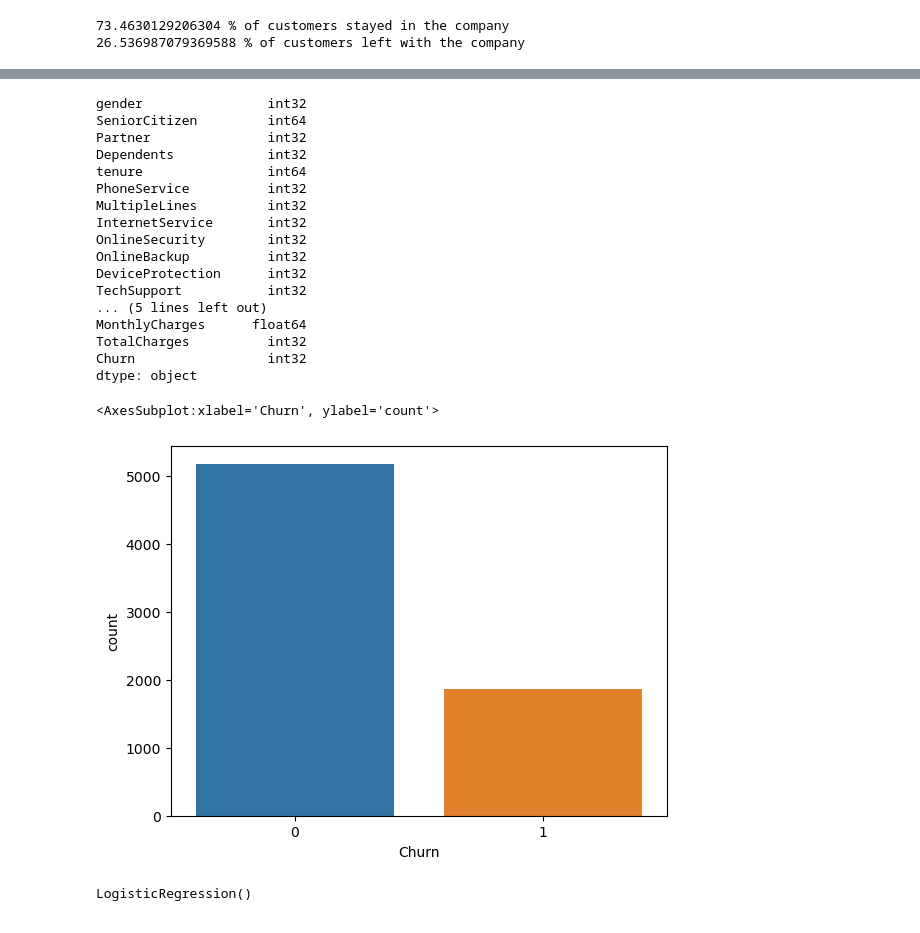
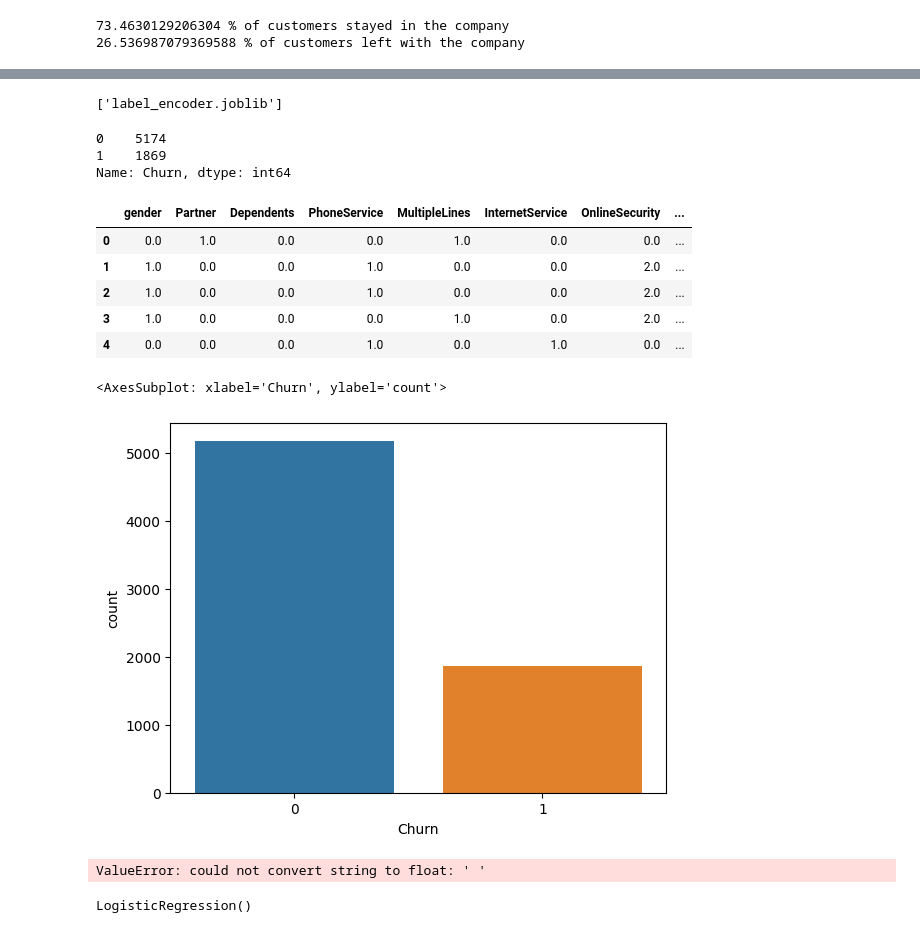
Before and after one commit to Dhivya-LV/streamlit_churn, a Jupyter notebook: churn_pred.ipynb, the cells around one changed output, grey strips where cells are left out. Drawn from its saved outputs; the diff is of its cells as text; code cells hidden in the pictures.

```diff
--- a/churn_pred.ipynb
+++ b/churn_pred.ipynb
@@ -199,42 +208,56 @@ array([<AxesSubplot:title={'center':'tenure'}>,
 [figure]
 # %%
-cleanDF = df.drop('customerID', axis=1)
+cleanDF = df.drop(['customerID','SeniorCitizen','Churn','MonthlyCharges','TotalCharges','tenure'], axis=1)
 # %%
 #Convert all the non-numeric columns to numeric
+'''
+lbencoder = LabelEncoder()
 for column in cleanDF.columns:
     if cleanDF[column].dtype == np.number:
         continue
-    cleanDF[column] = LabelEncoder().fit_transform(cleanDF[column])
+    cleanDF[column] = lbencoder.fit_transform(cleanDF[column])
+
+'''
+lbencoder = OrdinalEncoder()
+encoded_df = pd.DataFrame(lbencoder.fit_transform(cleanDF))
+encoded_df.columns = cleanDF.columns
+
+joblib.dump(lbencoder, "label_encoder.joblib", compress=9)
+# %% [output]
+['label_encoder.joblib']
+# %%
+le = LabelEncoder()
 # %%
-cleanDF.dtypes
+cleanDF = pd.concat([encoded_df,df[['SeniorCitizen','tenure','Churn','MonthlyCharges','TotalCharges']]], axis=1)
+cleanDF['Churn'] = le.fit_transform(cleanDF[['Churn']])
+cleanDF.Churn.value_counts()
 # %% [output]
-gender                int32
-SeniorCitizen         int64
-Partner               int32
-Dependents            int32
-tenure                int64
-PhoneService          int32
-MultipleLines         int32
-InternetService       int32
-OnlineSecurity        int32
-OnlineBackup          int32
-DeviceProtection      int32
-TechSupport           int32
-... (5 lines left out)
-MonthlyCharges      float64
-TotalCharges          int32
-Churn                 int32
-dtype: object
+0    5174
+1    1869
+Name: Churn, dtype: int64
+# %%
+cleanDF.head()
+# %% [output]
+|  | gender | Partner | Dependents | PhoneService | MultipleLines | InternetService | OnlineSecurity | ... |
+| 0 | 0.0 | 1.0 | 0.0 | 0.0 | 1.0 | 0.0 | 0.0 | ... |
+| 1 | 1.0 | 0.0 | 0.0 | 1.0 | 0.0 | 0.0 | 2.0 | ... |
+| 2 | 1.0 | 0.0 | 0.0 | 1.0 | 0.0 | 0.0 | 2.0 | ... |
+| 3 | 1.0 | 0.0 | 0.0 | 0.0 | 1.0 | 0.0 | 2.0 | ... |
+| 4 | 0.0 | 0.0 | 0.0 | 1.0 | 0.0 | 1.0 | 0.0 | ... |
 # %%
-sns.countplot(cleanDF['Churn'])
+sns.countplot(x = cleanDF['Churn'])
 # %% [output]
-<AxesSubplot:xlabel='Churn', ylabel='count'>
+<AxesSubplot: xlabel='Churn', ylabel='count'>
 [figure]
 # %%
 #Scaled the data
 x = cleanDF.drop('Churn', axis=1)
 y = cleanDF['Churn']
-x = StandardScaler().fit_transform(x)
+ss = StandardScaler()
+x = ss.fit_transform(x)
+joblib.dump(ss, "standard_scaler.joblib")
+# %% [output]
+ValueError: could not convert string to float: ' '
 # %%
 xtrain, xtest, ytrain, ytest = train_test_split(x,y, test_size=0.2, random_state=42)
 # %%
```
Also changed, not shown: parts of 8 cells of this notebook, 4 other files.
